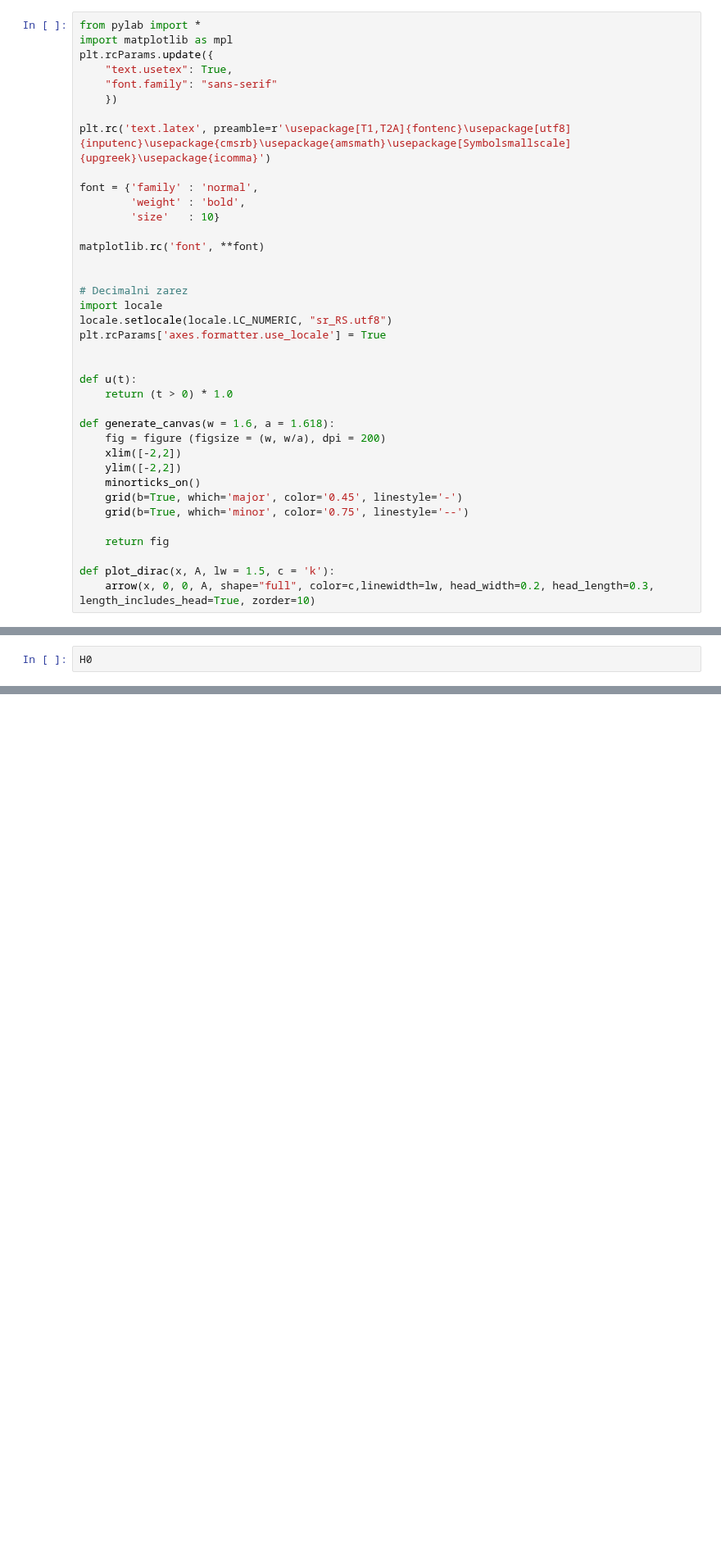
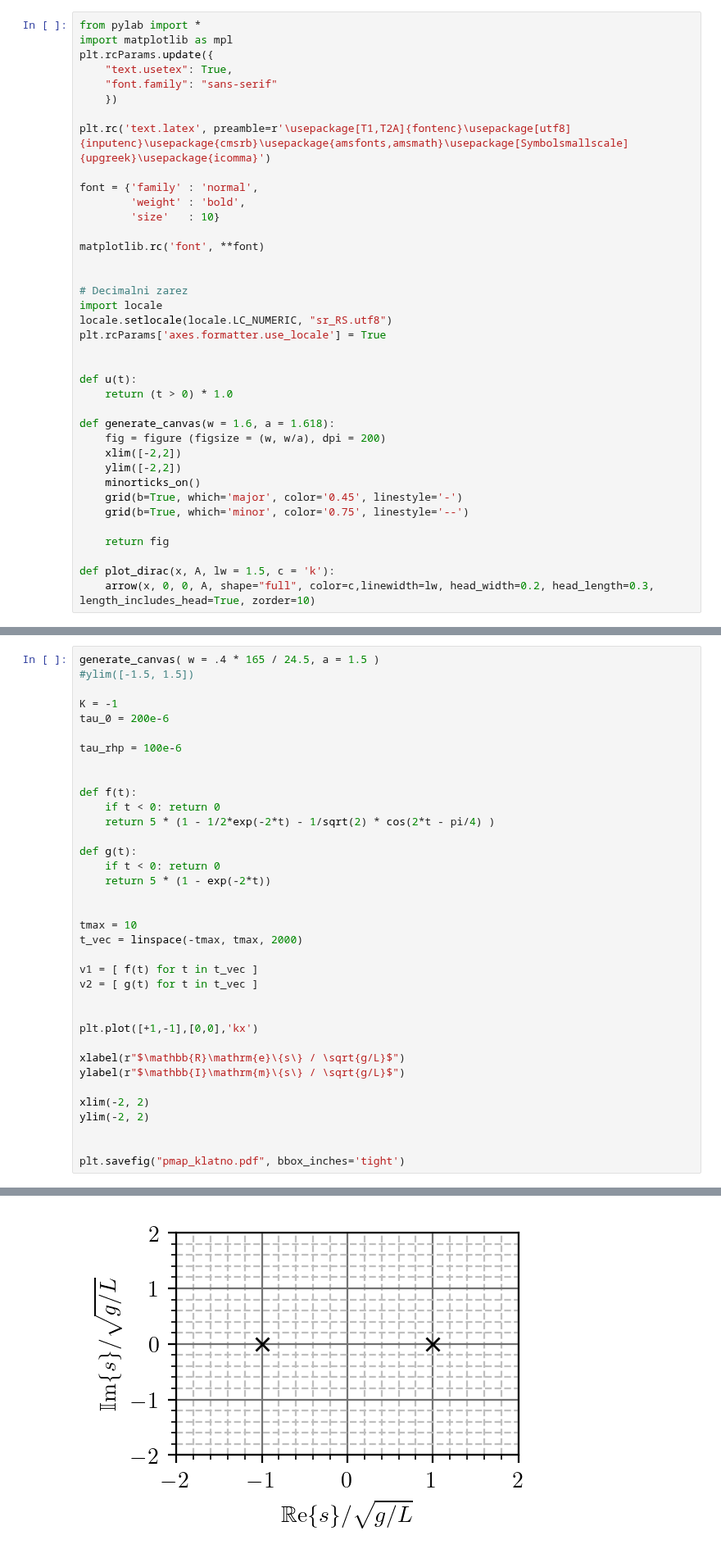
Before and after one commit to djokicd/zbirka-sis, a Jupyter notebook: 4_laplasova_transformacija/3_fje_prenosa/fig/LT_plotovi.ipynb, the cells around one changed output, grey strips where cells are left out. Shown at 82% size. Drawn from its saved outputs; the diff is of its cells as text; blank space fills up the shorter version.

```diff
--- a/4_laplasova_transformacija/3_fje_prenosa/fig/LT_plotovi.ipynb
+++ b/4_laplasova_transformacija/3_fje_prenosa/fig/LT_plotovi.ipynb
@@ -6,7 +6,7 @@ plt.rcParams.update({
     "font.family": "sans-serif"
     })
 
-plt.rc('text.latex', preamble=r'\usepackage[T1,T2A]{fontenc}\usepackage[utf8]{inputenc}\usepackage{cmsrb}\usepackage{amsmath}\usepackage[Symbolsmallscale]{upgreek}\usepackage{icomma}')
+plt.rc('text.latex', preamble=r'\usepackage[T1,T2A]{fontenc}\usepackage[utf8]{inputenc}\usepackage{cmsrb}\usepackage{amsfonts,amsmath}\usepackage[Symbolsmallscale]{upgreek}\usepackage{icomma}')
 
 font = {'family' : 'normal',
         'weight' : 'bold',
@@ -273,5 +273,39 @@ plt.savefig("klatno_plot.pdf", bbox_inches='tight')
 # %% [output]
 [figure]
 # %%
-H0
+generate_canvas( w = .4 * 165 / 24.5, a = 1.5 )
+#ylim([-1.5, 1.5])
+
+K = -1
+tau_0 = 200e-6
+
+tau_rhp = 100e-6
+
+
+def f(t):
+    if t < 0: return 0
+    return 5 * (1 - 1/2*exp(-2*t) - 1/sqrt(2) * cos(2*t - pi/4) )
+
+def g(t):
+    if t < 0: return 0
+    return 5 * (1 - exp(-2*t))
+
+
+tmax = 10
+t_vec = linspace(-tmax, tmax, 2000)
+
+v1 = [ f(t) for t in t_vec ]
+v2 = [ g(t) for t in t_vec ]
+
+
+plt.plot([+1,-1],[0,0],'kx')
+
+xlabel(r"$\mathbb{R}\mathrm{e}\{s\} / \sqrt{g/L}$")
+ylabel(r"$\mathbb{I}\mathrm{m}\{s\} / \sqrt{g/L}$")
+
+xlim(-2, 2)
+ylim(-2, 2)
+
+
+plt.savefig("pmap_klatno.pdf", bbox_inches='tight')
 # %% [output]
@@ -278,0 +312 @@ H0
+[figure, added]
```
Also changed, not shown: parts of 1 cell of this notebook, 7 other files.
